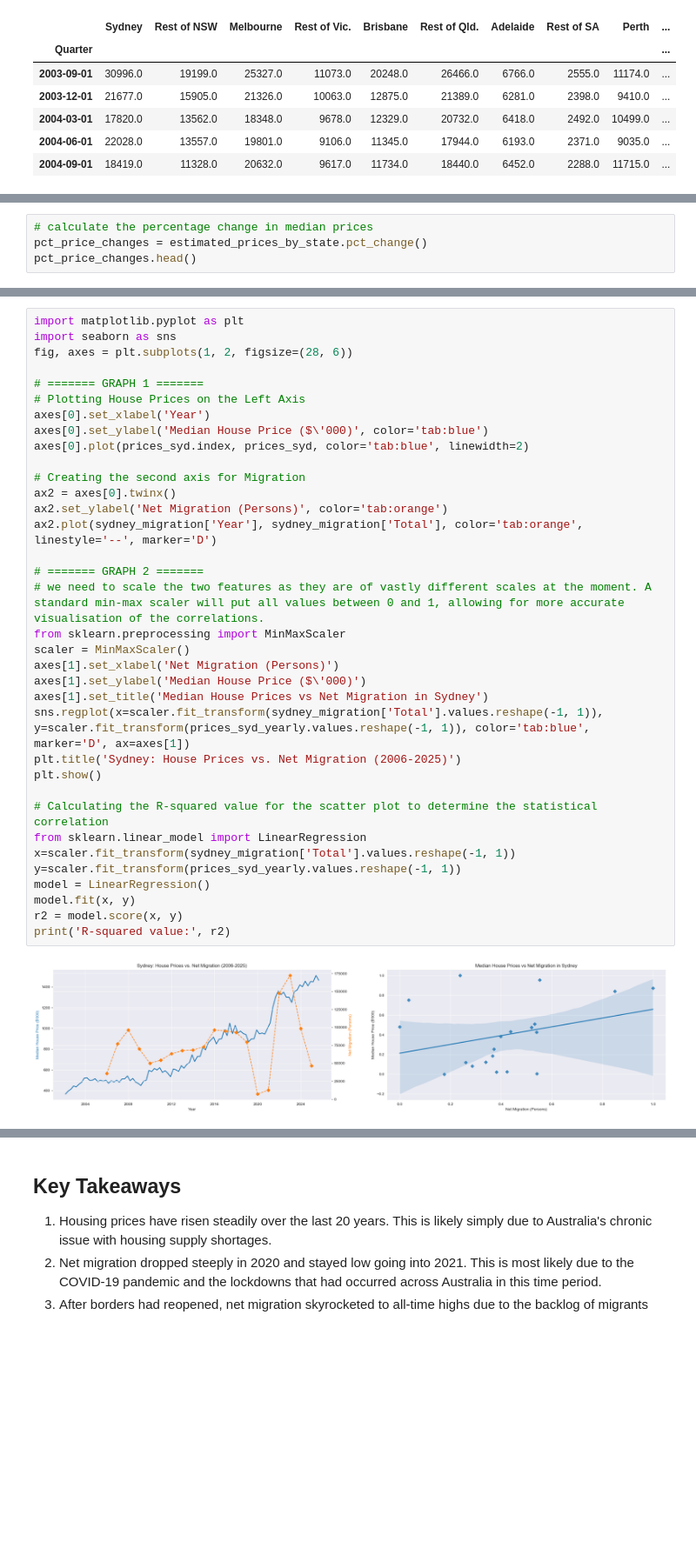
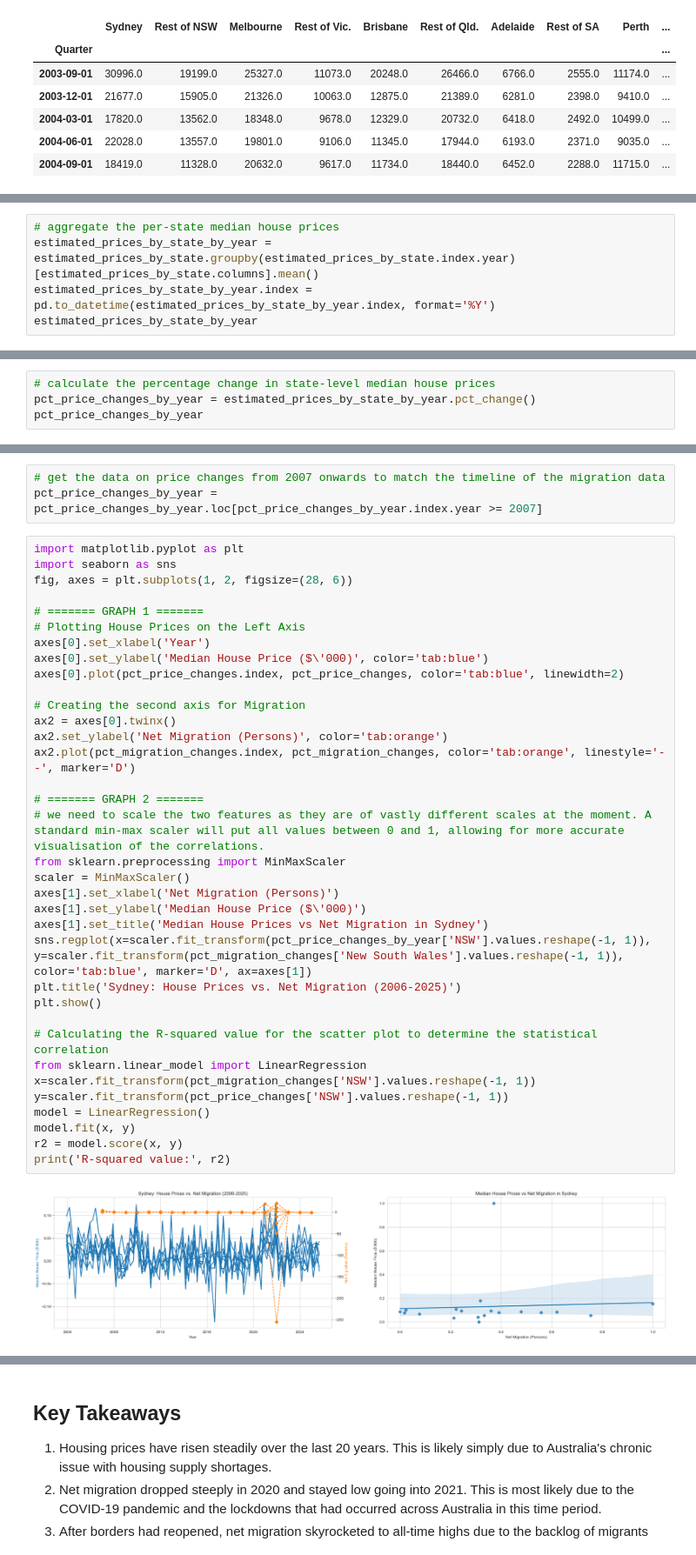
Before and after one commit to aydinkhan2005/Investigating-Factors-Affecting-Housing-in-Australia, a Jupyter notebook: notebooks/EDA_A.ipynb, the cells around one changed output, grey strips where cells are left out. Shown at 87% size. Saved outputs shown, nothing was run; the diff lists cells and outputs as text; blank space fills up the shorter version.

Commit message:
Finished preprocessing of housing price data before visualisation

```diff
--- a/notebooks/EDA_A.ipynb
+++ b/notebooks/EDA_A.ipynb
@@ -298,7 +312,3 @@ estimated_prices_by_state.head()
 | 2004-03-01 | 377.128163 | 258.174195 | 254.007147 | 212.688485 | 224.214807 | 172.805709 | 205.973719 | 340.318681 |
 | 2004-06-01 | 377.298609 | 265.366918 | 261.365393 | 218.589911 | 230.042973 | 181.973426 | 206.993755 | 347.708333 |
 | 2004-09-01 | 380.436683 | 261.494628 | 267.678200 | 226.530847 | 230.470611 | 185.102306 | 210.107070 | 318.928344 |
-# %%
-# calculate the percentage change in median prices
-pct_price_changes = estimated_prices_by_state.pct_change()
-pct_price_changes.head()
@@ -325,0 +386,5 @@ pct_price_changes.head()
+# %%
+# aggregate the per-state median house prices
+estimated_prices_by_state_by_year = estimated_prices_by_state.groupby(estimated_prices_by_state.index.year)[estimated_prices_by_state.columns].mean()
+estimated_prices_by_state_by_year.index = pd.to_datetime(estimated_prices_by_state_by_year.index, format='%Y')
+estimated_prices_by_state_by_year
@@ -325,0 +412,4 @@ pct_price_changes.head()
+# %%
+# calculate the percentage change in state-level median house prices
+pct_price_changes_by_year = estimated_prices_by_state_by_year.pct_change()
+pct_price_changes_by_year
@@ -326,37 +473,40 @@ pct_price_changes.head()
+# %%
+# get the data on price changes from 2007 onwards to match the timeline of the migration data
+pct_price_changes_by_year = pct_price_changes_by_year.loc[pct_price_changes_by_year.index.year >= 2007]
 # %%
 import matplotlib.pyplot as plt
 import seaborn as sns
 fig, axes = plt.subplots(1, 2, figsize=(28, 6))
 
 # ======= GRAPH 1 =======
 # Plotting House Prices on the Left Axis
 axes[0].set_xlabel('Year')
 axes[0].set_ylabel('Median House Price ($\'000)', color='tab:blue')
-axes[0].plot(prices_syd.index, prices_syd, color='tab:blue', linewidth=2)
+axes[0].plot(pct_price_changes.index, pct_price_changes, color='tab:blue', linewidth=2)
 
 # Creating the second axis for Migration
 ax2 = axes[0].twinx()
 ax2.set_ylabel('Net Migration (Persons)', color='tab:orange')
-ax2.plot(sydney_migration['Year'], sydney_migration['Total'], color='tab:orange', linestyle='--', marker='D')
+ax2.plot(pct_migration_changes.index, pct_migration_changes, color='tab:orange', linestyle='--', marker='D')
 
 # ======= GRAPH 2 =======
 # we need to scale the two features as they are of vastly different scales at the moment. A standard min-max scaler will put all values between 0 and 1, allowing for more accurate visualisation of the correlations.
 from sklearn.preprocessing import MinMaxScaler
 scaler = MinMaxScaler()
 axes[1].set_xlabel('Net Migration (Persons)')
 axes[1].set_ylabel('Median House Price ($\'000)')
 axes[1].set_title('Median House Prices vs Net Migration in Sydney')
-sns.regplot(x=scaler.fit_transform(sydney_migration['Total'].values.reshape(-1, 1)), y=scaler.fit_transform(prices_syd_yearly.values.reshape(-1, 1)), color='tab:blue', marker='D', ax=axes[1])
+sns.regplot(x=scaler.fit_transform(pct_price_changes_by_year['NSW'].values.reshape(-1, 1)), y=scaler.fit_transform(pct_migration_changes['New South Wales'].values.reshape(-1, 1)), color='tab:blue', marker='D', ax=axes[1])
 plt.title('Sydney: House Prices vs. Net Migration (2006-2025)')
 plt.show()
 
 # Calculating the R-squared value for the scatter plot to determine the statistical correlation
 from sklearn.linear_model import LinearRegression
-x=scaler.fit_transform(sydney_migration['Total'].values.reshape(-1, 1))
-y=scaler.fit_transform(prices_syd_yearly.values.reshape(-1, 1))
+x=scaler.fit_transform(pct_migration_changes['NSW'].values.reshape(-1, 1))
+y=scaler.fit_transform(pct_price_changes['NSW'].values.reshape(-1, 1))
 model = LinearRegression()
 model.fit(x, y)
 r2 = model.score(x, y)
 print('R-squared value:', r2)
 # %% [output]
-[figure, old version]
+[figure, new version]
```
Also changed, not shown: parts of 18 cells of this notebook.
